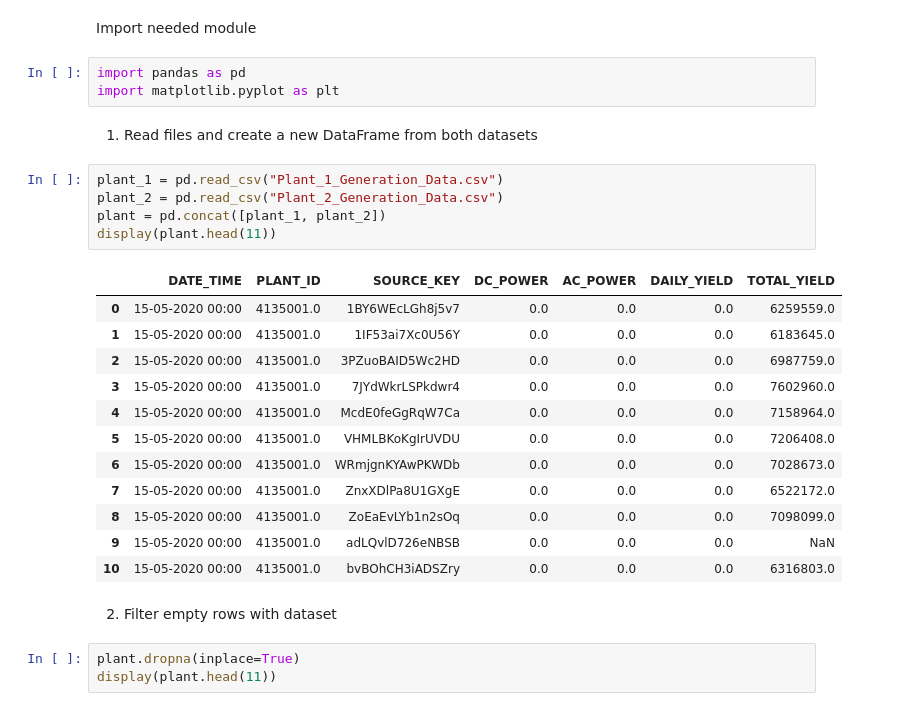
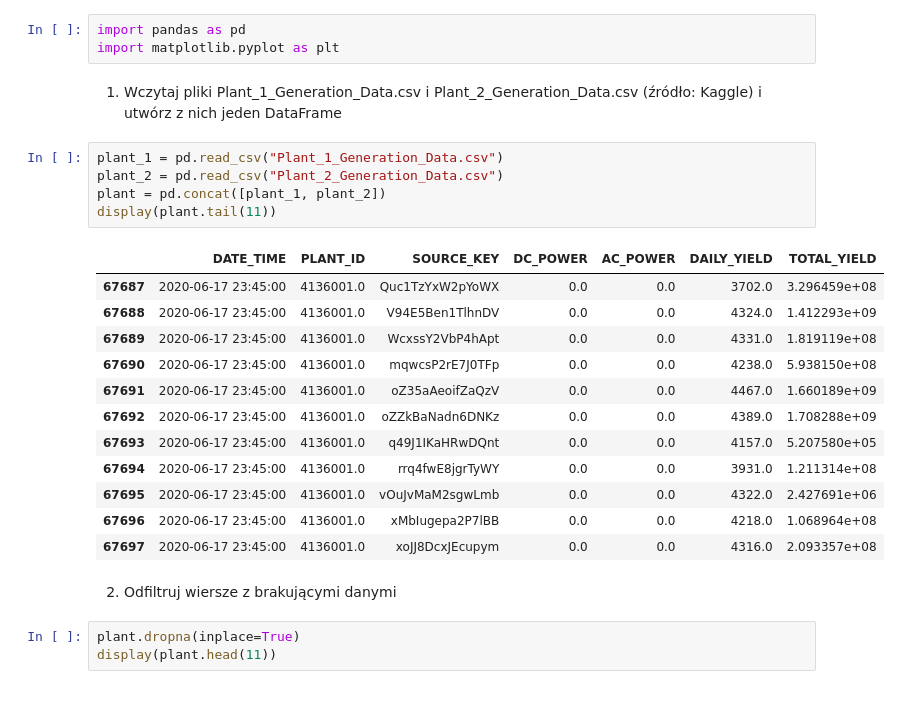
Before and after one commit to RadekKlucz/Jezyki-i-Biblioteki-Analizy-danych-AGH, a Jupyter notebook: Lab11/pandas_exercise.ipynb, the cells around one changed output. Cells and saved outputs as stored; diff of their text form.

```diff
--- a/Lab11/pandas_exercise.ipynb
+++ b/Lab11/pandas_exercise.ipynb
@@ -1,30 +1,28 @@
-# %% [markdown]
-Import needed module
 # %%
 import pandas as pd
 import matplotlib.pyplot as plt
-# %% [markdown]
-1. Read files and create a new DataFrame from both datasets
+# %% [markdown]
+1. Wczytaj pliki Plant_1_Generation_Data.csv i Plant_2_Generation_Data.csv (źródło: Kaggle) i utwórz z nich jeden DataFrame
 # %%
 plant_1 = pd.read_csv("Plant_1_Generation_Data.csv")
 plant_2 = pd.read_csv("Plant_2_Generation_Data.csv")
 plant = pd.concat([plant_1, plant_2])
-display(plant.head(11))
+display(plant.tail(11))
 # %% [output]
 |  | DATE_TIME | PLANT_ID | SOURCE_KEY | DC_POWER | AC_POWER | DAILY_YIELD | TOTAL_YIELD |
-| 0 | 15-05-2020 00:00 | 4135001.0 | 1BY6WEcLGh8j5v7 | 0.0 | 0.0 | 0.0 | 6259559.0 |
-| 1 | 15-05-2020 00:00 | 4135001.0 | 1IF53ai7Xc0U56Y | 0.0 | 0.0 | 0.0 | 6183645.0 |
-| 2 | 15-05-2020 00:00 | 4135001.0 | 3PZuoBAID5Wc2HD | 0.0 | 0.0 | 0.0 | 6987759.0 |
-| 3 | 15-05-2020 00:00 | 4135001.0 | 7JYdWkrLSPkdwr4 | 0.0 | 0.0 | 0.0 | 7602960.0 |
-| 4 | 15-05-2020 00:00 | 4135001.0 | McdE0feGgRqW7Ca | 0.0 | 0.0 | 0.0 | 7158964.0 |
-| 5 | 15-05-2020 00:00 | 4135001.0 | VHMLBKoKgIrUVDU | 0.0 | 0.0 | 0.0 | 7206408.0 |
-| 6 | 15-05-2020 00:00 | 4135001.0 | WRmjgnKYAwPKWDb | 0.0 | 0.0 | 0.0 | 7028673.0 |
-| 7 | 15-05-2020 00:00 | 4135001.0 | ZnxXDlPa8U1GXgE | 0.0 | 0.0 | 0.0 | 6522172.0 |
-| 8 | 15-05-2020 00:00 | 4135001.0 | ZoEaEvLYb1n2sOq | 0.0 | 0.0 | 0.0 | 7098099.0 |
-| 9 | 15-05-2020 00:00 | 4135001.0 | adLQvlD726eNBSB | 0.0 | 0.0 | 0.0 | NaN |
-| 10 | 15-05-2020 00:00 | 4135001.0 | bvBOhCH3iADSZry | 0.0 | 0.0 | 0.0 | 6316803.0 |
+| 67687 | 2020-06-17 23:45:00 | 4136001.0 | Quc1TzYxW2pYoWX | 0.0 | 0.0 | 3702.0 | 3.296459e+08 |
+| 67688 | 2020-06-17 23:45:00 | 4136001.0 | V94E5Ben1TlhnDV | 0.0 | 0.0 | 4324.0 | 1.412293e+09 |
+| 67689 | 2020-06-17 23:45:00 | 4136001.0 | WcxssY2VbP4hApt | 0.0 | 0.0 | 4331.0 | 1.819119e+08 |
+| 67690 | 2020-06-17 23:45:00 | 4136001.0 | mqwcsP2rE7J0TFp | 0.0 | 0.0 | 4238.0 | 5.938150e+08 |
+| 67691 | 2020-06-17 23:45:00 | 4136001.0 | oZ35aAeoifZaQzV | 0.0 | 0.0 | 4467.0 | 1.660189e+09 |
+| 67692 | 2020-06-17 23:45:00 | 4136001.0 | oZZkBaNadn6DNKz | 0.0 | 0.0 | 4389.0 | 1.708288e+09 |
+| 67693 | 2020-06-17 23:45:00 | 4136001.0 | q49J1IKaHRwDQnt | 0.0 | 0.0 | 4157.0 | 5.207580e+05 |
+| 67694 | 2020-06-17 23:45:00 | 4136001.0 | rrq4fwE8jgrTyWY | 0.0 | 0.0 | 3931.0 | 1.211314e+08 |
+| 67695 | 2020-06-17 23:45:00 | 4136001.0 | vOuJvMaM2sgwLmb | 0.0 | 0.0 | 4322.0 | 2.427691e+06 |
+| 67696 | 2020-06-17 23:45:00 | 4136001.0 | xMbIugepa2P7lBB | 0.0 | 0.0 | 4218.0 | 1.068964e+08 |
+| 67697 | 2020-06-17 23:45:00 | 4136001.0 | xoJJ8DcxJEcupym | 0.0 | 0.0 | 4316.0 | 2.093357e+08 |
-# %% [markdown]
-2. Filter empty rows with dataset
+# %% [markdown]
+2. Odfiltruj wiersze z brakującymi danymi
 # %%
 plant.dropna(inplace=True)
 display(plant.head(11))
```
Also changed, not shown: parts of 12 cells of this notebook.
